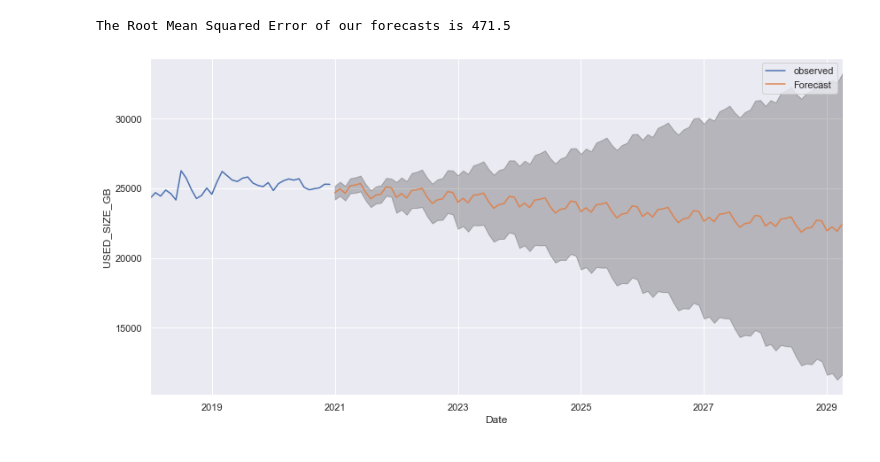
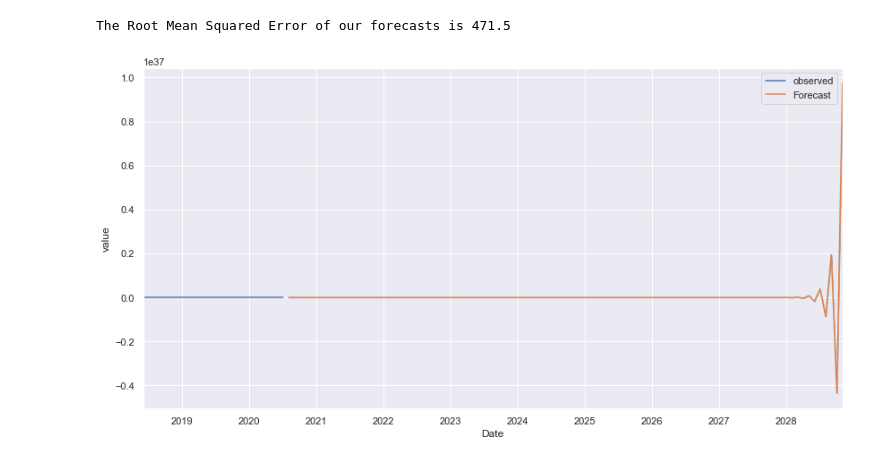
Before and after one commit to yatimerkhanov/database_trends, a Jupyter notebook: tablespace_trends.ipynb, the cells around one changed output. Cells and saved outputs as stored; diff of their text form; code cells hidden in the pictures.

```diff
--- a/tablespace_trends.ipynb
+++ b/tablespace_trends.ipynb
@@ -52,5 +16,0 @@ sample.to_csv('./input/sample.csv', sep='\t')
-# %%
-sample = pd.read_csv('./input/sample.csv', sep='\t')
-sample['ROLLUP_TIMESTAMP'] = pd.to_datetime(sample['ROLLUP_TIMESTAMP'])
-sample = sample.set_index('ROLLUP_TIMESTAMP')
-sample = sample.sort_values(by=['ROLLUP_TIMESTAMP'])
@@ -81,7 +36,7 @@ plt.show()
 from statsmodels.tsa.seasonal import seasonal_decompose
 from dateutil.parser import parse
 # %%
-sample.set_index('ROLLUP_TIMESTAMP', inplace=True)
+sample.set_index('rollup_timestamp', inplace=True)
 # %%
 sample.index
 # %% [output]
@@ -96,6 +51,6 @@ DatetimeIndex(['2018-01-06', '2018-01-07', '2018-01-08', '2018-01-09',
 # %%
 #усреднение за месяц
-sample_month = sample['USED_SIZE_GB'].resample('MS').mean()
+sample_month = sample['value'].resample('MS').mean()
 # %%
 sample_month.plot(figsize=(15, 6))
 plt.show()
@@ -232,7 +203,7 @@ ARIMA(1, 1, 1)x(1, 1, 1, 12)12 - AIC:133.14183943632162
 # %%
 mod = sm.tsa.statespace.SARIMAX(sample_month,
-                                order=(0, 1, 1),
-                                seasonal_order=(0, 1, 1, 12),
+                                order=(1, 0, 0),
+                                seasonal_order=(1, 1, 1, 12),
                                 enforce_stationarity=False,
                                 enforce_invertibility=False)
 results = mod.fit()
@@ -280,14 +254,14 @@ The Root Mean Squared Error of our forecasts is 471.5
 # %%
 pred_uc = results.get_forecast(steps=100)
 pred_ci = pred_uc.conf_int()
 ax = sample_month.plot(label='observed', figsize=(14, 7))
 pred_uc.predicted_mean.plot(ax=ax, label='Forecast')
 ax.fill_between(pred_ci.index,
                 pred_ci.iloc[:, 0],
                 pred_ci.iloc[:, 1], color='k', alpha=.25)
 ax.set_xlabel('Date')
-ax.set_ylabel('USED_SIZE_GB')
+ax.set_ylabel('value')
 plt.legend()
 plt.show()
 # %% [output]
-[figure, old version]
+[figure, new version]
```
Also changed, not shown: parts of 24 cells of this notebook, 5 other files.
